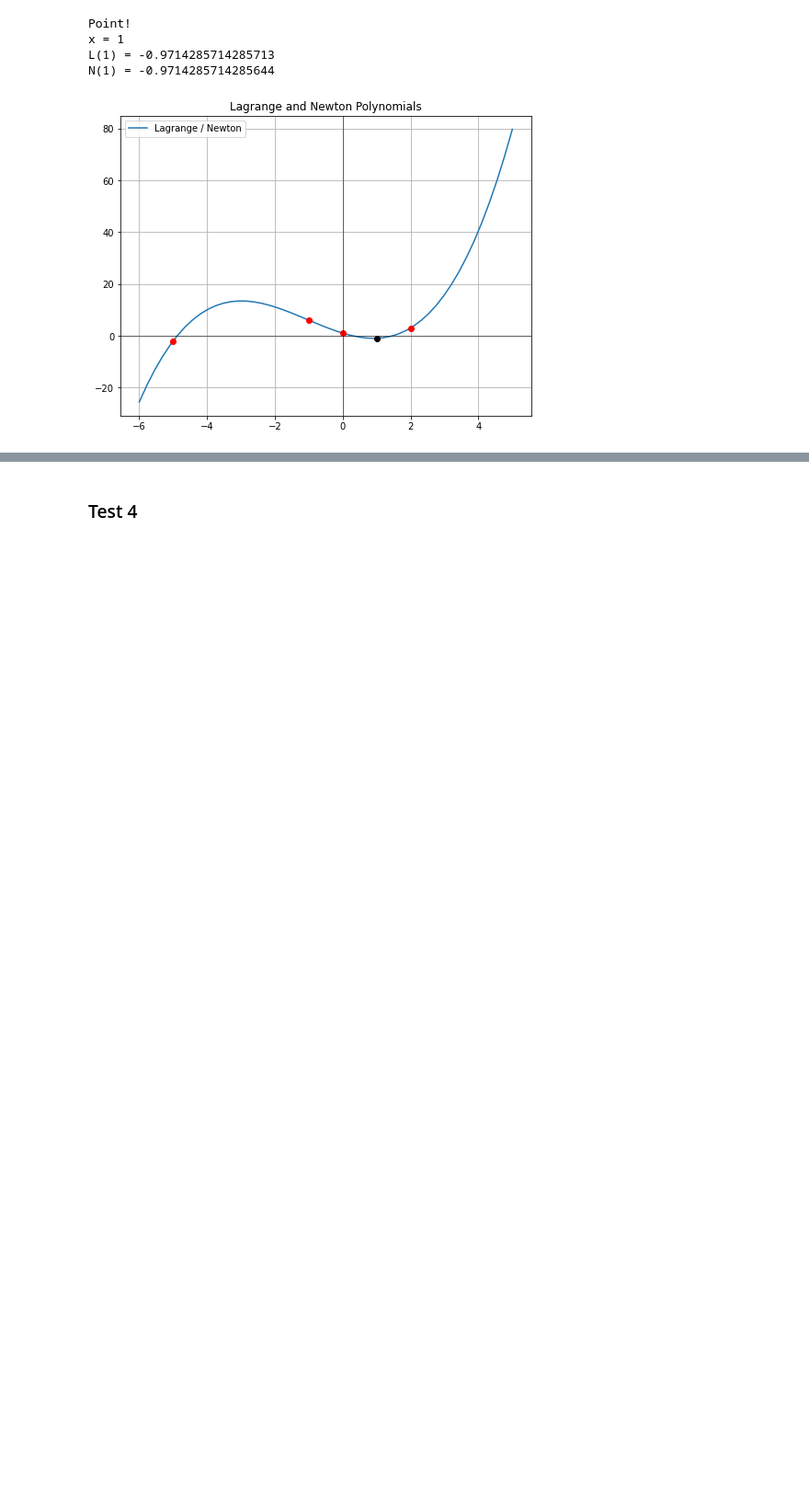
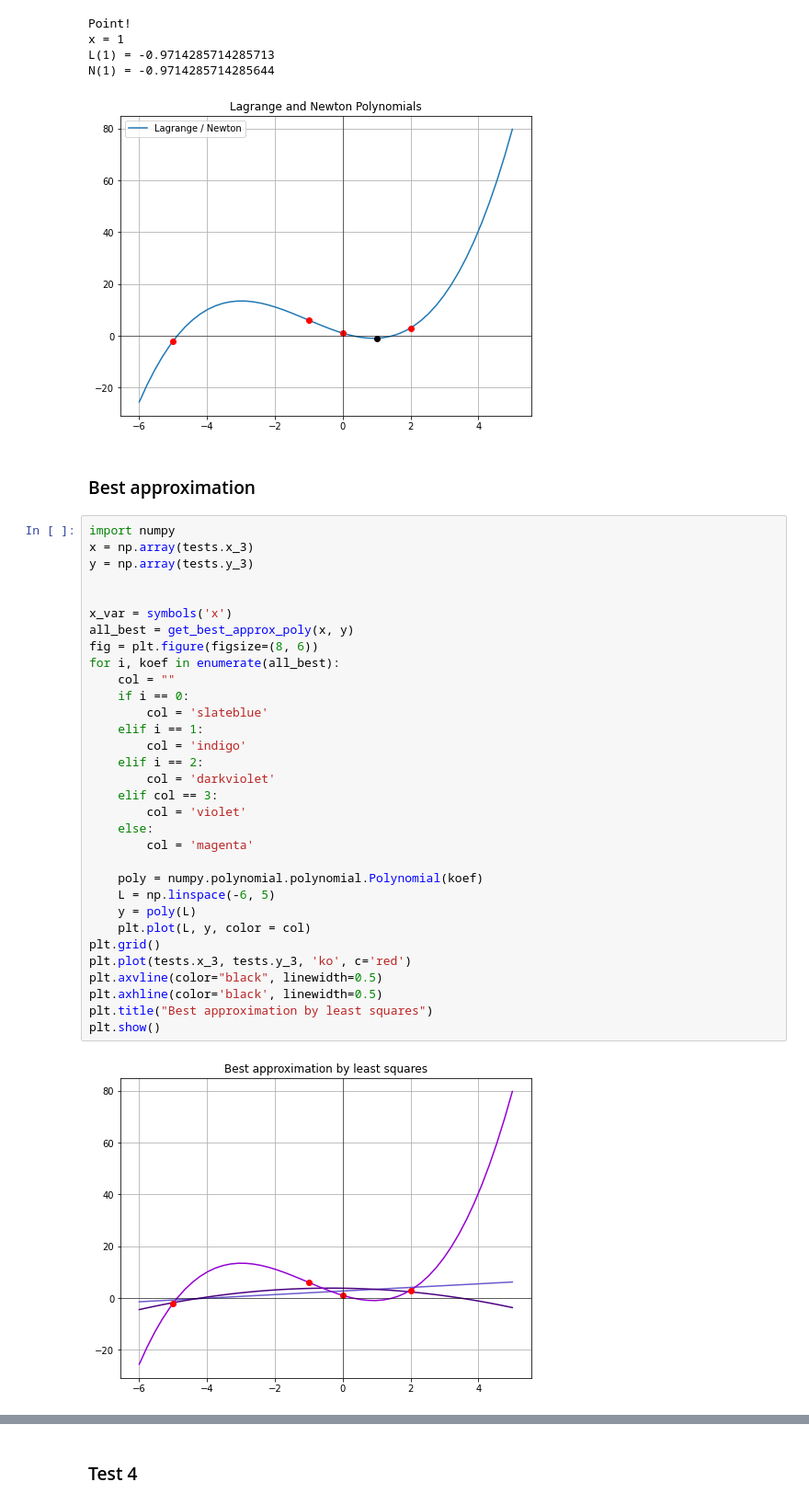
Before and after one commit to kremenevskiy/BSUIR, a Jupyter notebook: Term_4-numerical-analysis/interpolation_lagrange_newton/Lagrange_newton_interpolation.ipynb, the cells around one changed output, grey strips where cells are left out. Shown at 92% size. Cells and saved outputs as stored; diff of their text form; blank space fills up the shorter version.

```diff
--- a/Term_4-numerical-analysis/interpolation_lagrange_newton/Lagrange_newton_interpolation.ipynb
+++ b/Term_4-numerical-analysis/interpolation_lagrange_newton/Lagrange_newton_interpolation.ipynb
@@ -473,3 +610,39 @@ x = 1
 L(1) = -0.9714285714285713
 N(1) = -0.9714285714285644
 [figure]
+# %% [markdown]
+### Best approximation
+# %%
+import numpy
+x = np.array(tests.x_3)
+y = np.array(tests.y_3)
+
+
+x_var = symbols('x')
+all_best = get_best_approx_poly(x, y)
+fig = plt.figure(figsize=(8, 6))
+for i, koef in enumerate(all_best):
+    col = ""
+    if i == 0:
+        col = 'slateblue'
+    elif i == 1:
+        col = 'indigo'
+    elif i == 2:
+        col = 'darkviolet'
+    elif col == 3:
+        col = 'violet'
+    else:
+        col = 'magenta'
+
+    poly = numpy.polynomial.polynomial.Polynomial(koef)
+    L = np.linspace(-6, 5)
+    y = poly(L)
+    plt.plot(L, y, color = col)
+plt.grid()
+plt.plot(tests.x_3, tests.y_3, 'ko', c='red')
+plt.axvline(color="black", linewidth=0.5)
+plt.axhline(color='black', linewidth=0.5)
+plt.title("Best approximation by least squares")
+plt.show()
+# %% [output]
+[figure, added]
```
Also changed, not shown: parts of 43 cells of this notebook.
